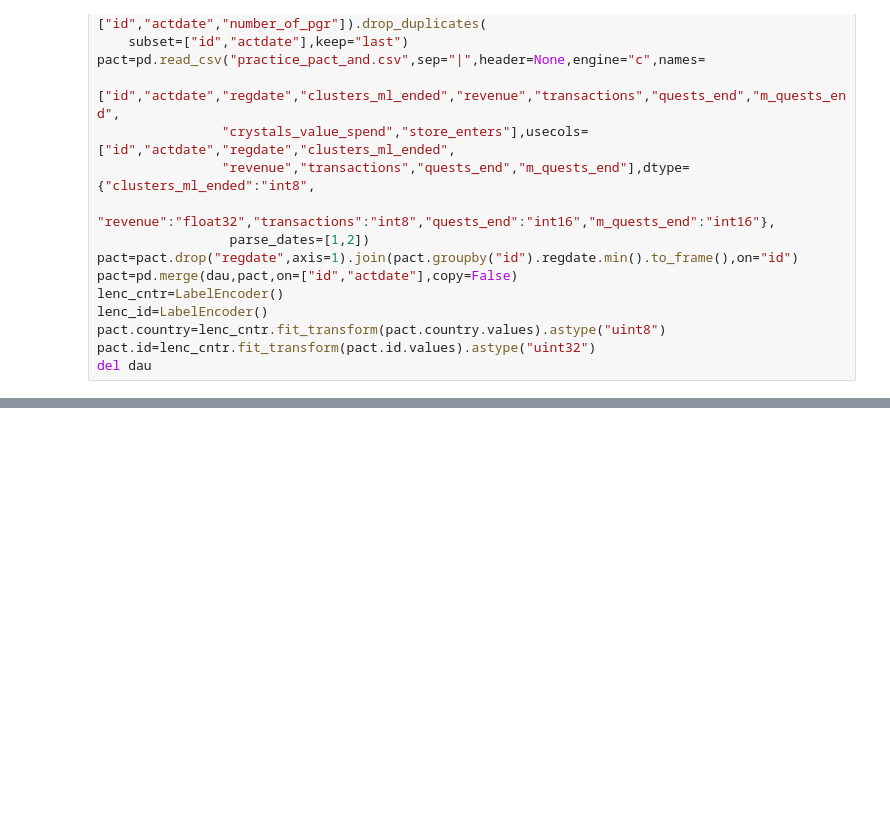
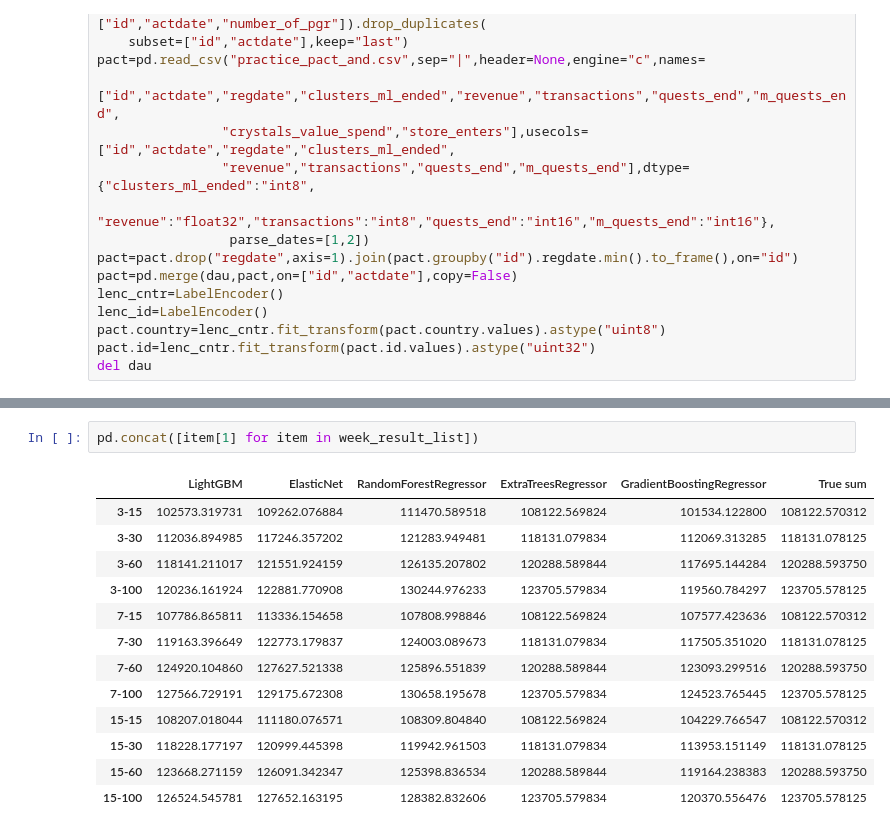
Before and after one commit to mryab/webgames-ltv-prediction, a Jupyter notebook: Webgames LTV Prediction.ipynb, the cells around one changed output, grey strips where cells are left out. Drawn from its saved outputs; the diff is of its cells as text; blank space fills up the shorter version.

```diff
--- a/Webgames LTV Prediction.ipynb
+++ b/Webgames LTV Prediction.ipynb
@@ -116,0 +215,16 @@ whos
+# %%
+pd.concat([item[1] for item in week_result_list])
+# %% [output]
+|  | LightGBM | ElasticNet | RandomForestRegressor | ExtraTreesRegressor | GradientBoostingRegressor | True sum |
+| 3-15 | 102573.319731 | 109262.076884 | 111470.589518 | 108122.569824 | 101534.122800 | 108122.570312 |
+| 3-30 | 112036.894985 | 117246.357202 | 121283.949481 | 118131.079834 | 112069.313285 | 118131.078125 |
+| 3-60 | 118141.211017 | 121551.924159 | 126135.207802 | 120288.589844 | 117695.144284 | 120288.593750 |
+| 3-100 | 120236.161924 | 122881.770908 | 130244.976233 | 123705.579834 | 119560.784297 | 123705.578125 |
+| 7-15 | 107786.865811 | 113336.154658 | 107808.998846 | 108122.569824 | 107577.423636 | 108122.570312 |
+| 7-30 | 119163.396649 | 122773.179837 | 124003.089673 | 118131.079834 | 117505.351020 | 118131.078125 |
+| 7-60 | 124920.104860 | 127627.521338 | 125896.551839 | 120288.589844 | 123093.299516 | 120288.593750 |
+| 7-100 | 127566.729191 | 129175.672308 | 130658.195678 | 123705.579834 | 124523.765445 | 123705.578125 |
+| 15-15 | 108207.018044 | 111180.076571 | 108309.804840 | 108122.569824 | 104229.766547 | 108122.570312 |
+| 15-30 | 118228.177197 | 120999.445398 | 119942.961503 | 118131.079834 | 113953.151149 | 118131.078125 |
+| 15-60 | 123668.271159 | 126091.342347 | 125398.836534 | 120288.589844 | 119164.238383 | 120288.593750 |
+| 15-100 | 126524.545781 | 127652.163195 | 128382.832606 | 123705.579834 | 120370.556476 | 123705.578125 |
```
Also changed, not shown: parts of 42 cells of this notebook.
